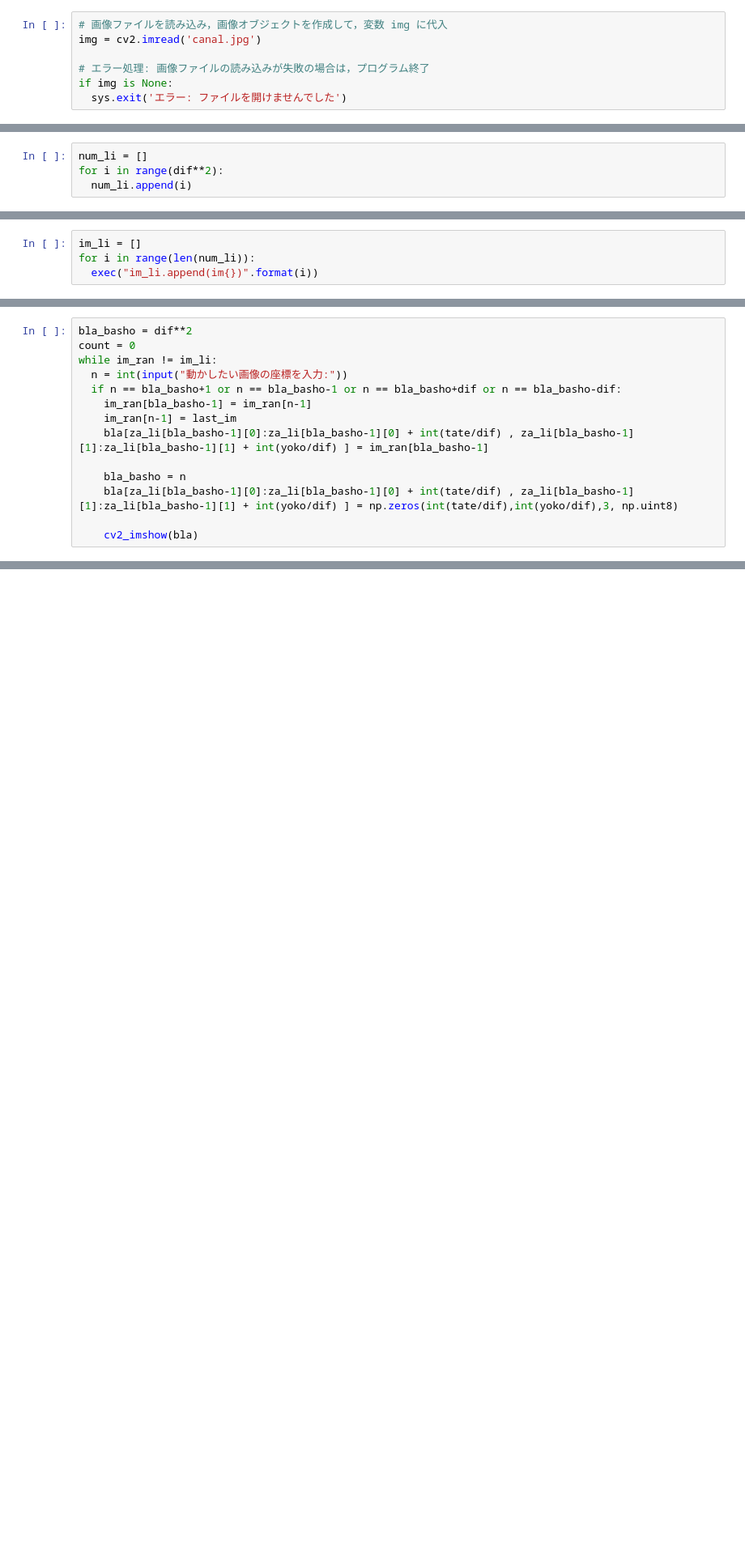
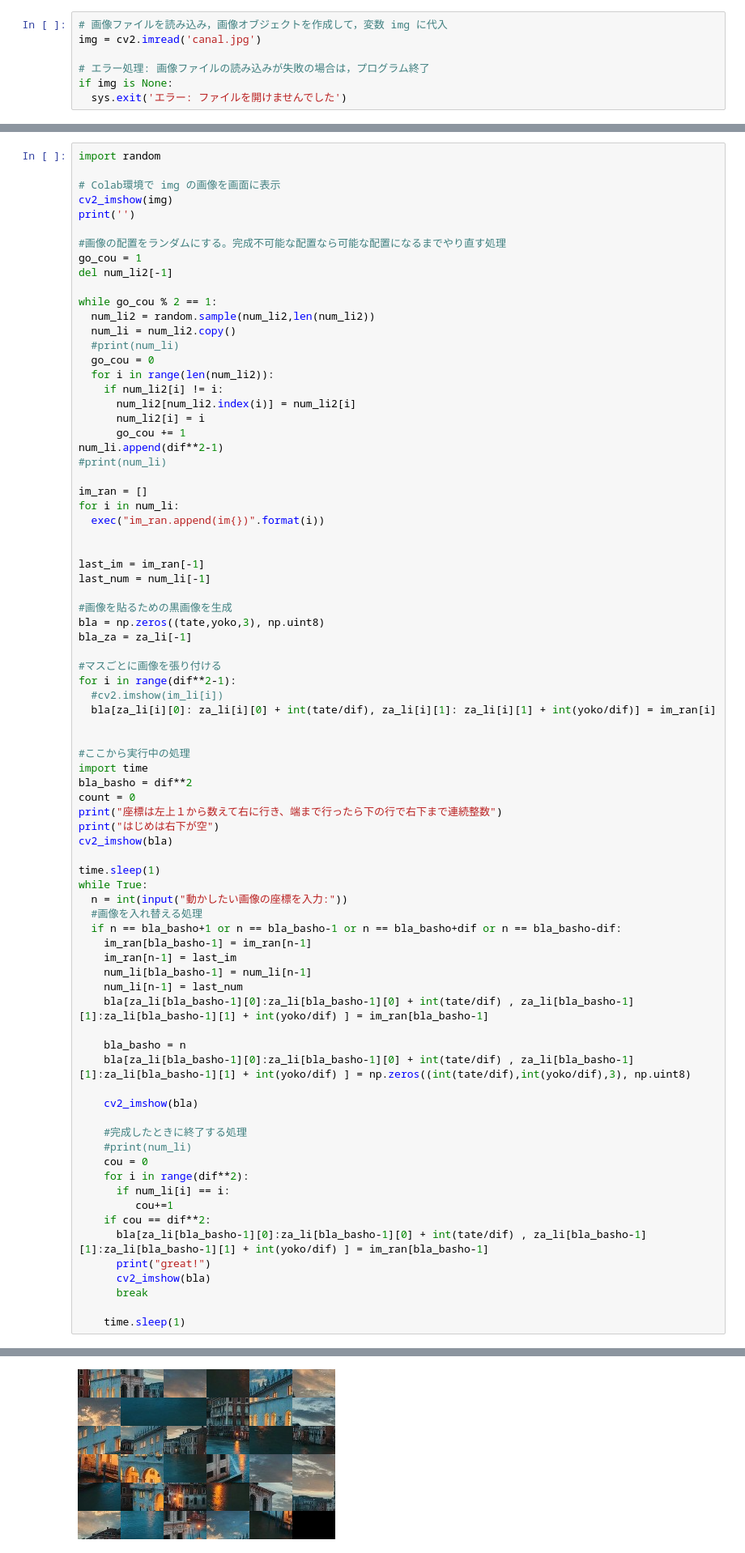
Before and after one commit to huppybirthday/Prog2kakushin, a Jupyter notebook: work3.ipynb, the cells around one changed output, grey strips where cells are left out. Shown at 81% size. Cells and saved outputs as stored; diff of their text form; blank space fills up the shorter version.

```diff
--- a/work3.ipynb
+++ b/work3.ipynb
@@ -70,4 +39,0 @@ print(za_li)
-# %%
-num_li = []
-for i in range(dif**2):
-  num_li.append(i)
@@ -77,4 +39,0 @@ for i in num_li:
-# %%
-im_li = []
-for i in range(len(num_li)):
-  exec("im_li.append(im{})".format(i))
@@ -96,15 +79,80 @@ cv2_imshow(bla)
 # %%
+import random
+
+# Colab環境で img の画像を画面に表示
+cv2_imshow(img)
+print('')
+
+#画像の配置をランダムにする。完成不可能な配置なら可能な配置になるまでやり直す処理
+go_cou = 1
+del num_li2[-1]
+
+while go_cou % 2 == 1:
+  num_li2 = random.sample(num_li2,len(num_li2))
+  num_li = num_li2.copy()
+  #print(num_li)
+  go_cou = 0
+  for i in range(len(num_li2)):
+    if num_li2[i] != i:
+      num_li2[num_li2.index(i)] = num_li2[i]
+      num_li2[i] = i
+      go_cou += 1
+num_li.append(dif**2-1)
+#print(num_li)
+
+im_ran = []
+for i in num_li:
+  exec("im_ran.append(im{})".format(i))
+
+
+last_im = im_ran[-1]
+last_num = num_li[-1]
+
+#画像を貼るための黒画像を生成
+bla = np.zeros((tate,yoko,3), np.uint8)
+bla_za = za_li[-1]
+
+#マスごとに画像を張り付ける
+for i in range(dif**2-1):
+  #cv2.imshow(im_li[i])
+  bla[za_li[i][0]: za_li[i][0] + int(tate/dif), za_li[i][1]: za_li[i][1] + int(yoko/dif)] = im_ran[i]
+
+
+#ここから実行中の処理
+import time
 bla_basho = dif**2
 count = 0
-while im_ran != im_li:
+print("座標は左上１から数えて右に行き、端まで行ったら下の行で右下まで連続整数")
+print("はじめは右下が空")
+cv2_imshow(bla)
+
+time.sleep(1)
+while True:
   n = int(input("動かしたい画像の座標を入力:"))
+  #画像を入れ替える処理
   if n == bla_basho+1 or n == bla_basho-1 or n == bla_basho+dif or n == bla_basho-dif:
     im_ran[bla_basho-1] = im_ran[n-1]
     im_ran[n-1] = last_im
+    num_li[bla_basho-1] = num_li[n-1]
+    num_li[n-1] = last_num
     bla[za_li[bla_basho-1][0]:za_li[bla_basho-1][0] + int(tate/dif) , za_li[bla_basho-1][1]:za_li[bla_basho-1][1] + int(yoko/dif) ] = im_ran[bla_basho-1]
 
     bla_basho = n
-    bla[za_li[bla_basho-1][0]:za_li[bla_basho-1][0] + int(tate/dif) , za_li[bla_basho-1][1]:za_li[bla_basho-1][1] + int(yoko/dif) ] = np.zeros(int(tate/dif),int(yoko/dif),3, np.uint8)
+    bla[za_li[bla_basho-1][0]:za_li[bla_basho-1][0] + int(tate/dif) , za_li[bla_basho-1][1]:za_li[bla_basho-1][1] + int(yoko/dif) ] = np.zeros((int(tate/dif),int(yoko/dif),3), np.uint8)
 
     cv2_imshow(bla)
+
+    #完成したときに終了する処理
+    #print(num_li)
+    cou = 0
+    for i in range(dif**2):
+      if num_li[i] == i:
+         cou+=1
+    if cou == dif**2:
+      bla[za_li[bla_basho-1][0]:za_li[bla_basho-1][0] + int(tate/dif) , za_li[bla_basho-1][1]:za_li[bla_basho-1][1] + int(yoko/dif) ] = im_ran[bla_basho-1]
+      print("great!")
+      cv2_imshow(bla)
+      break
+
+    time.sleep(1)
 # %% [output]
@@ -111,0 +162 @@ ValueError: ignored
+[figure, added]
```
Also changed, not shown: parts of 15 cells of this notebook.
